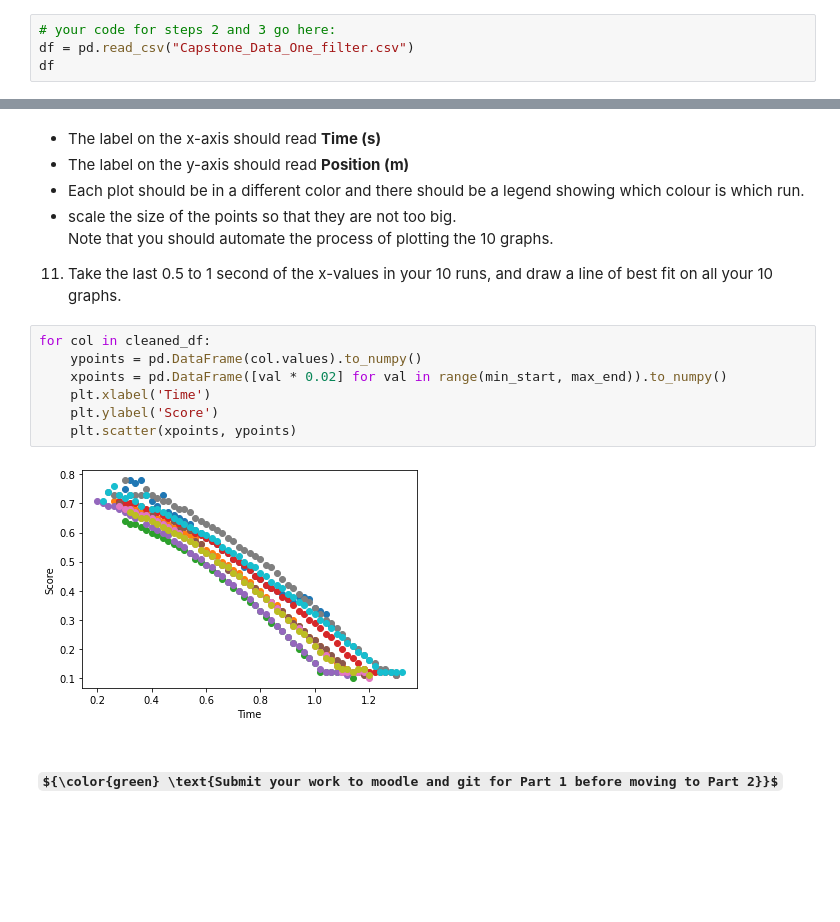
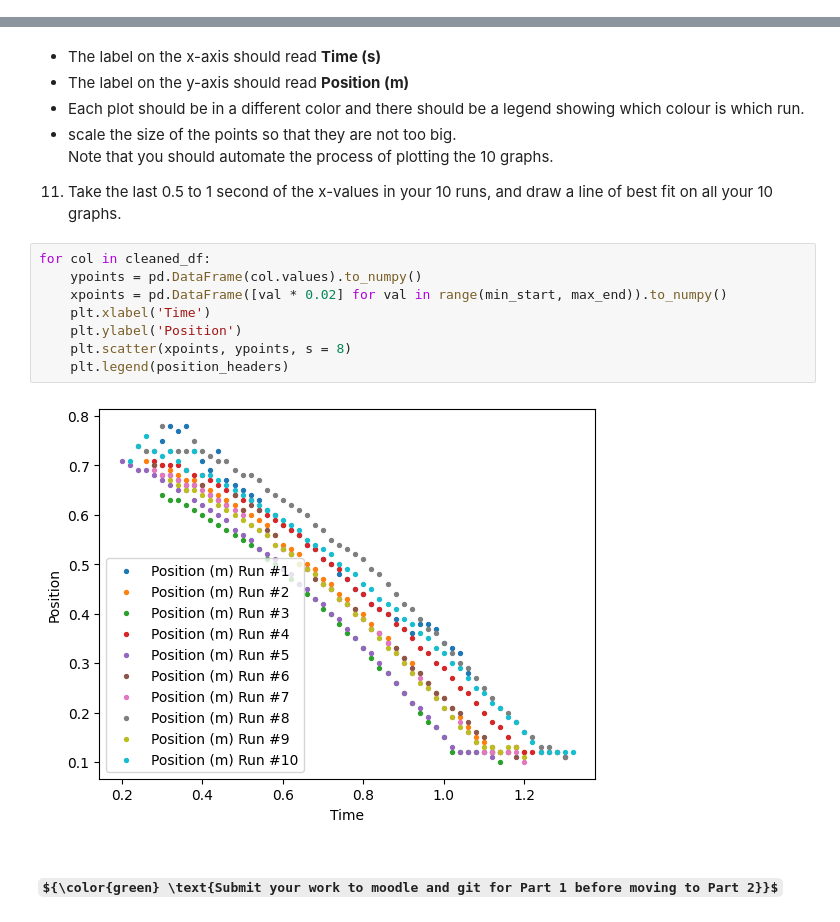
Before and after one commit to ericabournival/Assign1, a Jupyter notebook: assign1.ipynb, the cells around one changed output, grey strips where cells are left out. Saved outputs shown, nothing was run; the diff lists cells and outputs as text; some formulas as TeX source; blank space fills up the shorter version.

```diff
--- a/assign1.ipynb
+++ b/assign1.ipynb
@@ -52,7 +52,3 @@ df
 | 89 | NaN | NaN | NaN | NaN | NaN | ... |
 | 90 | NaN | NaN | NaN | NaN | NaN | ... |
 91 rows × 40 columns
-# %%
-# your code for steps 2 and 3 go here:
-df = pd.read_csv("Capstone_Data_One_filter.csv")
-df
@@ -168,12 +164,13 @@ Note that you should automate the process of plotting the 10 graphs.
 # %%
 for col in cleaned_df:
     ypoints = pd.DataFrame(col.values).to_numpy()
     xpoints = pd.DataFrame([val * 0.02] for val in range(min_start, max_end)).to_numpy()
     plt.xlabel('Time')
-    plt.ylabel('Score')
-    plt.scatter(xpoints, ypoints)
+    plt.ylabel('Position')
+    plt.scatter(xpoints, ypoints, s = 8)
+    plt.legend(position_headers)
 # %% [output]
-[figure, old version]
+[figure, new version]
 # %% [markdown]
 ### ${\color{green} \text{Submit your work to moodle and git for Part 1 before moving to Part 2}}$
 # %% [markdown]
```
Also changed, not shown: parts of 3 cells of this notebook.
